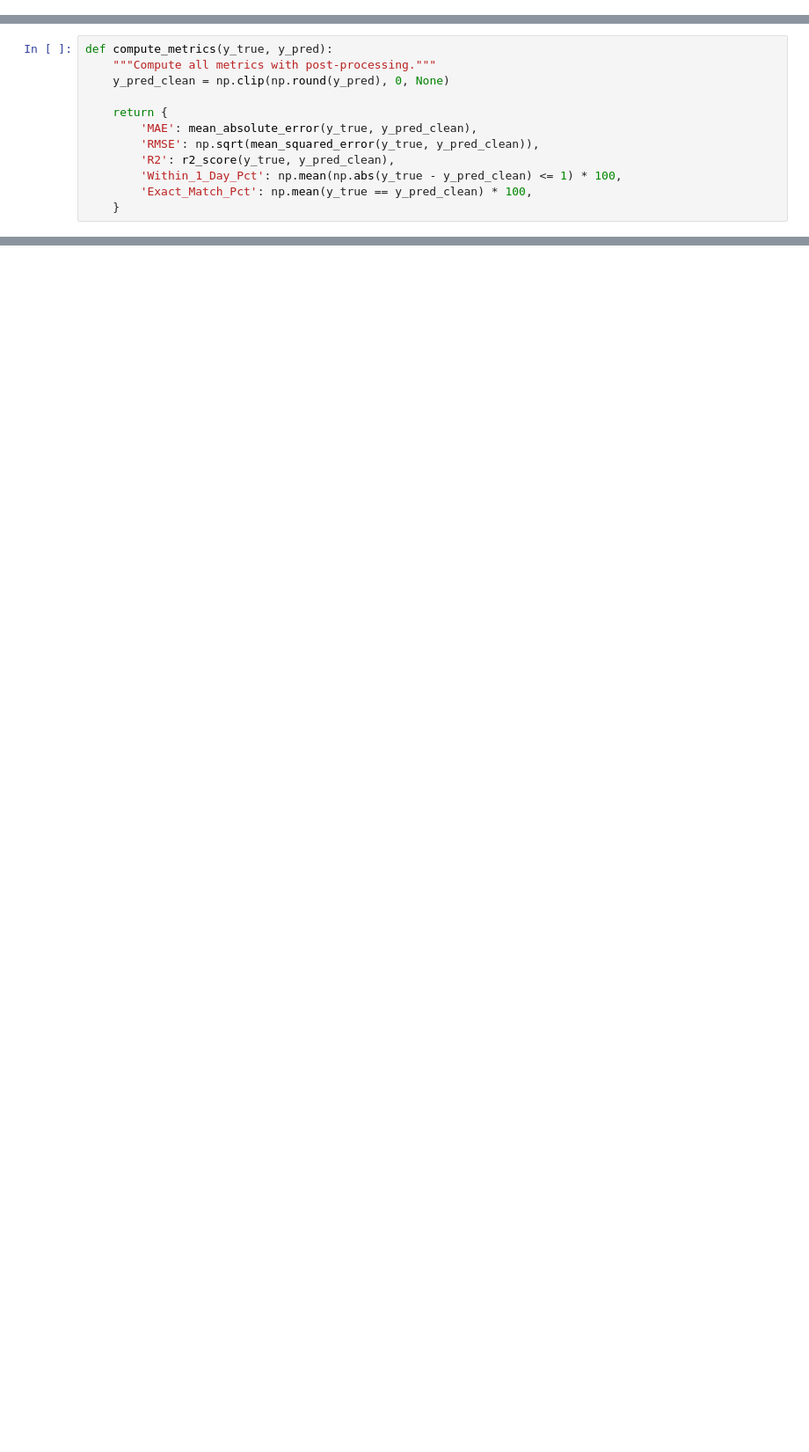
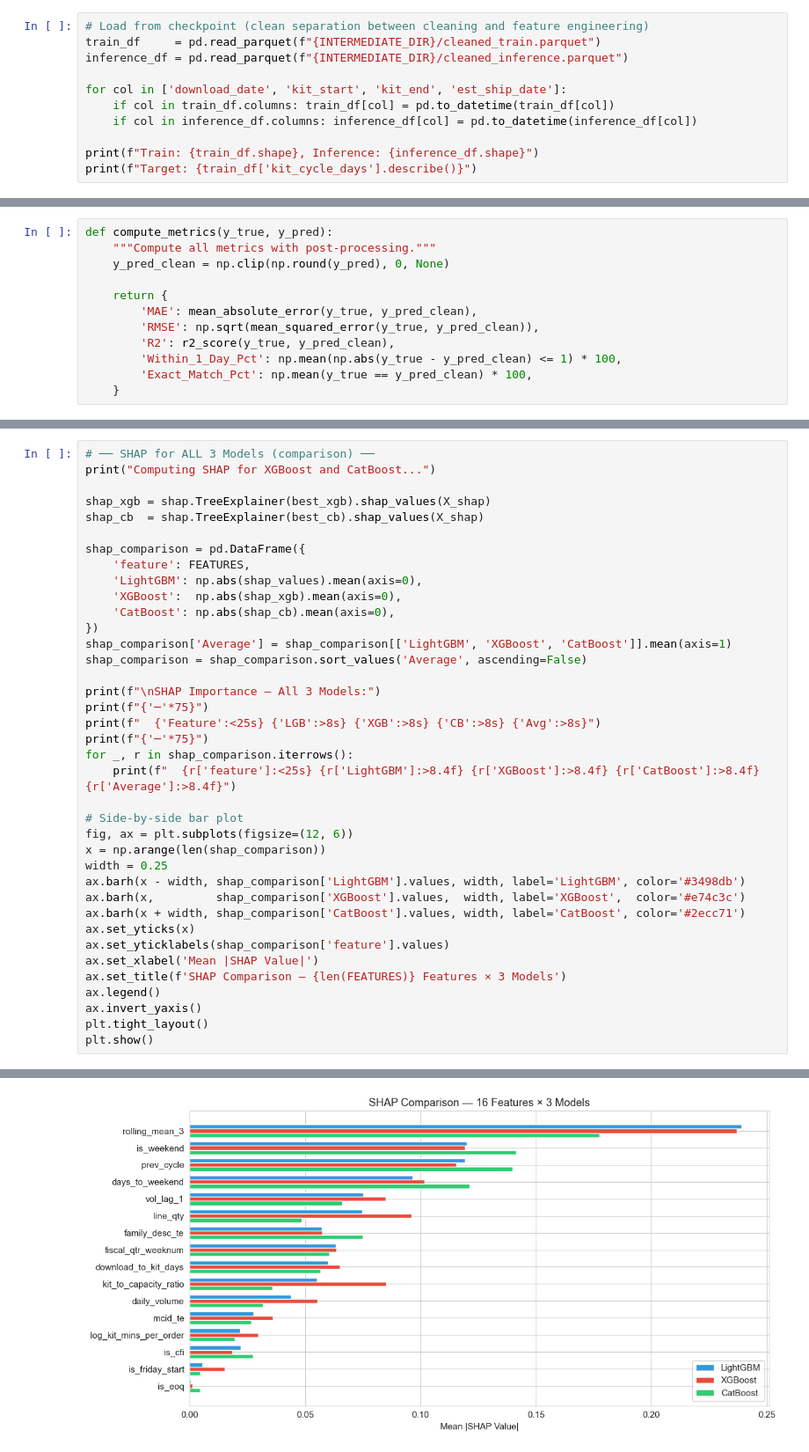
Before and after one commit to knaveenaa/Naveena_DS_Case_Study_2026, a Jupyter notebook: Naveena_Ds_Case_Study_2026.ipynb, the cells around one changed output, grey strips where cells are left out. Shown at 88% size. Saved outputs shown, nothing was run; the diff lists cells and outputs as text; blank space fills up the shorter version.

```diff
--- a/Naveena_Ds_Case_Study_2026.ipynb
+++ b/Naveena_Ds_Case_Study_2026.ipynb
@@ -1482,0 +1137,11 @@ Sun  1.466564   1301
+# %%
+# Load from checkpoint (clean separation between cleaning and feature engineering)
+train_df     = pd.read_parquet(f"{INTERMEDIATE_DIR}/cleaned_train.parquet")
+inference_df = pd.read_parquet(f"{INTERMEDIATE_DIR}/cleaned_inference.parquet")
+
+for col in ['download_date', 'kit_start', 'kit_end', 'est_ship_date']:
+    if col in train_df.columns: train_df[col] = pd.to_datetime(train_df[col])
+    if col in inference_df.columns: inference_df[col] = pd.to_datetime(inference_df[col])
+
+print(f"Train: {train_df.shape}, Inference: {inference_df.shape}")
+print(f"Target: {train_df['kit_cycle_days'].describe()}")
@@ -2532,0 +2374,39 @@ NotFittedError: Estimator not fitted, call fit before exploiting the model.
+# %%
+# ── SHAP for ALL 3 Models (comparison) ──
+print("Computing SHAP for XGBoost and CatBoost...")
+
+shap_xgb = shap.TreeExplainer(best_xgb).shap_values(X_shap)
+shap_cb  = shap.TreeExplainer(best_cb).shap_values(X_shap)
+
+shap_comparison = pd.DataFrame({
+    'feature': FEATURES,
+    'LightGBM': np.abs(shap_values).mean(axis=0),
+    'XGBoost':  np.abs(shap_xgb).mean(axis=0),
+    'CatBoost': np.abs(shap_cb).mean(axis=0),
+})
+shap_comparison['Average'] = shap_comparison[['LightGBM', 'XGBoost', 'CatBoost']].mean(axis=1)
+shap_comparison = shap_comparison.sort_values('Average', ascending=False)
+
+print(f"\nSHAP Importance — All 3 Models:")
+print(f"{'─'*75}")
+print(f"  {'Feature':<25s} {'LGB':>8s} {'XGB':>8s} {'CB':>8s} {'Avg':>8s}")
+print(f"{'─'*75}")
+for _, r in shap_comparison.iterrows():
+    print(f"  {r['feature']:<25s} {r['LightGBM']:>8.4f} {r['XGBoost']:>8.4f} {r['CatBoost']:>8.4f} {r['Average']:>8.4f}")
+
+# Side-by-side bar plot
+fig, ax = plt.subplots(figsize=(12, 6))
+x = np.arange(len(shap_comparison))
+width = 0.25
+ax.barh(x - width, shap_comparison['LightGBM'].values, width, label='LightGBM', color='#3498db')
+ax.barh(x,         shap_comparison['XGBoost'].values,  width, label='XGBoost',  color='#e74c3c')
+ax.barh(x + width, shap_comparison['CatBoost'].values, width, label='CatBoost', color='#2ecc71')
+ax.set_yticks(x)
+ax.set_yticklabels(shap_comparison['feature'].values)
+ax.set_xlabel('Mean |SHAP Value|')
+ax.set_title(f'SHAP Comparison — {len(FEATURES)} Features × 3 Models')
+ax.legend()
+ax.invert_yaxis()
+plt.tight_layout()
+plt.show()
+# %% [output]
@@ -2532,0 +2430 @@ NotFittedError: Estimator not fitted, call fit before exploiting the model.
+[figure, added]
```
Also changed, not shown: parts of 147 cells of this notebook, 5 other files.
